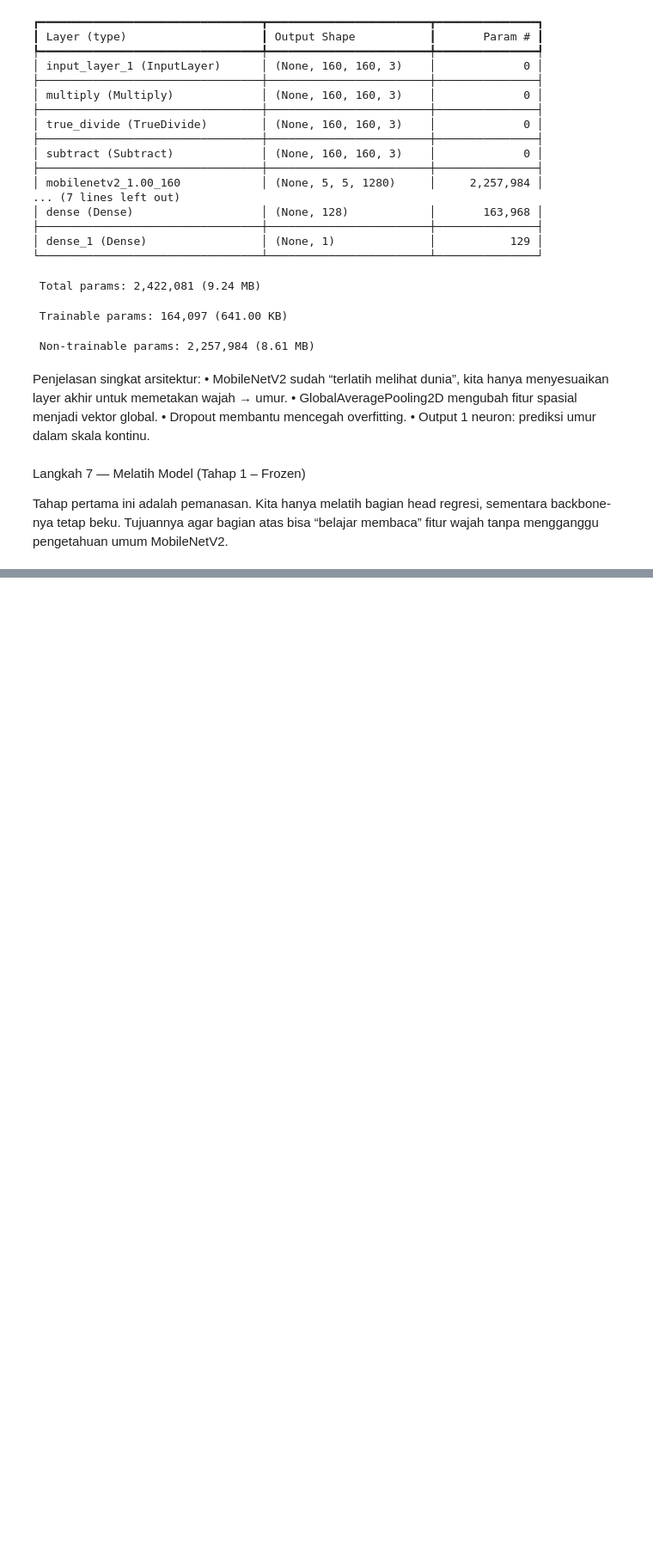
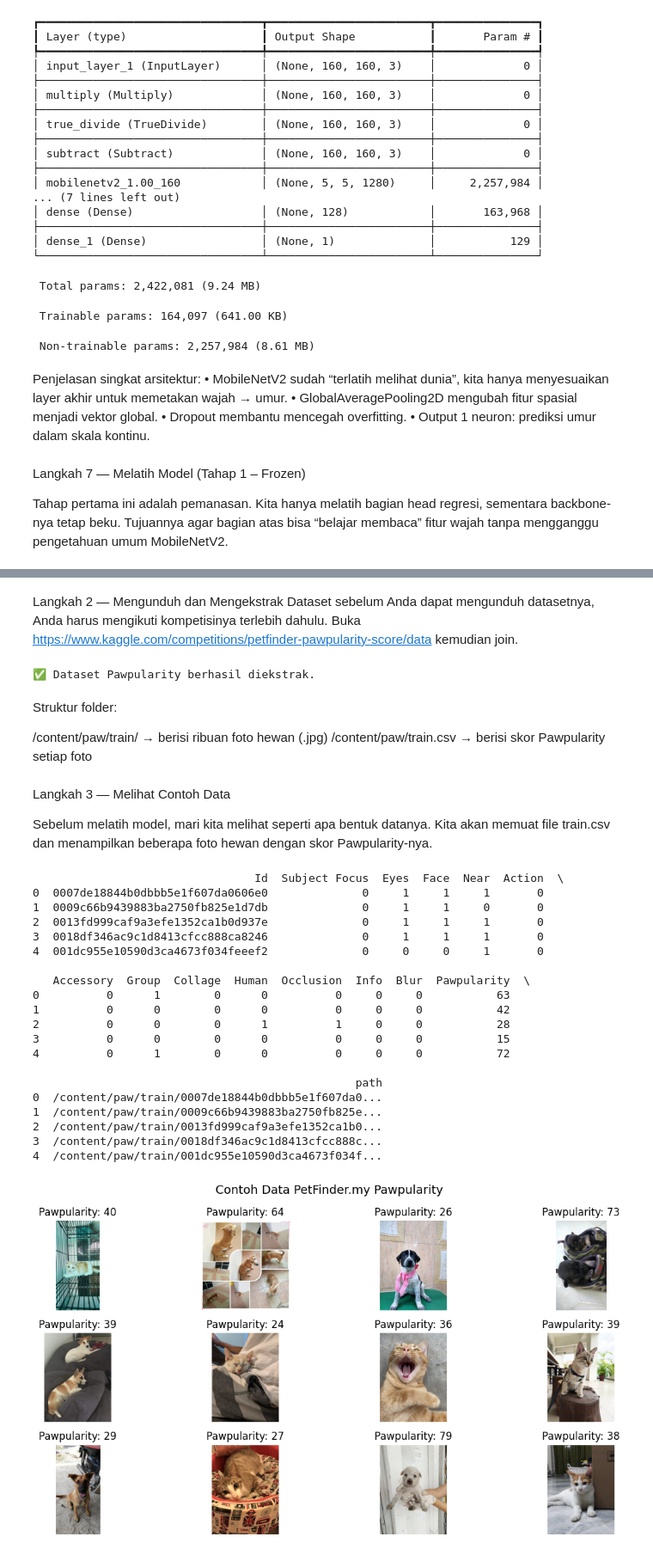
Before and after one commit to anisaafn/2025_Visi-Komputer_TI-2B, a Jupyter notebook: Jobsheet_3_Teknik_Regresi_Gambar.ipynb, the cells around one changed output, grey strips where cells are left out. Shown at 86% size. Drawn from its saved outputs; the diff is of its cells as text; code cells hidden in the pictures; blank space fills up the shorter version.

```diff
--- a/Jobsheet_3_Teknik_Regresi_Gambar.ipynb
+++ b/Jobsheet_3_Teknik_Regresi_Gambar.ipynb
@@ -442,0 +664,68 @@ KeyboardInterrupt:
+# %% [markdown]
+Langkah 2 — Mengunduh dan Mengekstrak Dataset
+sebelum Anda dapat mengunduh datasetnya, Anda harus mengikuti kompetisinya terlebih dahulu. Buka https://www.kaggle.com/competitions/petfinder-pawpularity-score/data kemudian join.
+# %%
+# Unduh dataset Pawpularity (sekitar 800MB)
+!kaggle competitions download -c petfinder-pawpularity-score -p /content -q
+
+# Ekstrak file ZIP hasil unduhan
+!unzip -q /content/petfinder-pawpularity-score.zip -d /content/paw
+
+print("✅ Dataset Pawpularity berhasil diekstrak.")
+# %% [output]
+✅ Dataset Pawpularity berhasil diekstrak.
+# %% [markdown]
+Struktur folder:
+
+/content/paw/train/ → berisi ribuan foto hewan (.jpg)
+/content/paw/train.csv → berisi skor Pawpularity setiap foto
+# %% [markdown]
+Langkah 3 — Melihat Contoh Data
+
+Sebelum  melatih  model,  mari  kita  melihat  seperti  apa  bentuk  datanya. Kita akan memuat file train.csv dan menampilkan beberapa foto hewan dengan skor Pawpularity-nya.
+# %%
+import pandas as pd
+import matplotlib.pyplot as plt
+import os
+from PIL import Image
+
+# Muat CSV
+df = pd.read_csv('/content/paw/train.csv')
+df['path'] = df['Id'].apply(lambda x: f"/content/paw/train/{x}.jpg")
+
+print(df.head())
+
+# Tampilkan 12 contoh gambar
+plt.figure(figsize=(12, 6))
+for i, row in enumerate(df.sample(12, random_state=42).itertuples()):
+    img = Image.open(row.path)
+    plt.subplot(3, 4, i + 1)
+    plt.imshow(img)
+    plt.title(f"Pawpularity: {row.Pawpularity}")
+    plt.axis('off')
+
+plt.suptitle("Contoh Data PetFinder.my Pawpularity", fontsize=14)
+plt.tight_layout()
+plt.show()
+# %% [output]
+                                 Id  Subject Focus  Eyes  Face  Near  Action  \
+0  0007de18844b0dbbb5e1f607da0606e0              0     1     1     1       0
+1  0009c66b9439883ba2750fb825e1d7db              0     1     1     0       0
+2  0013fd999caf9a3efe1352ca1b0d937e              0     1     1     1       0
+3  0018df346ac9c1d8413cfcc888ca8246              0     1     1     1       0
+4  001dc955e10590d3ca4673f034feeef2              0     0     0     1       0
+
+   Accessory  Group  Collage  Human  Occlusion  Info  Blur  Pawpularity  \
+0          0      1        0      0          0     0     0           63
+1          0      0        0      0          0     0     0           42
+2          0      0        0      1          1     0     0           28
+3          0      0        0      0          0     0     0           15
+4          0      1        0      0          0     0     0           72
+
+                                                path
+0  /content/paw/train/0007de18844b0dbbb5e1f607da0...
+1  /content/paw/train/0009c66b9439883ba2750fb825e...
+2  /content/paw/train/0013fd999caf9a3efe1352ca1b0...
+3  /content/paw/train/0018df346ac9c1d8413cfcc888c...
+4  /content/paw/train/001dc955e10590d3ca4673f034f...
+[figure, added]
```
Also changed, not shown: parts of 24 cells of this notebook.
